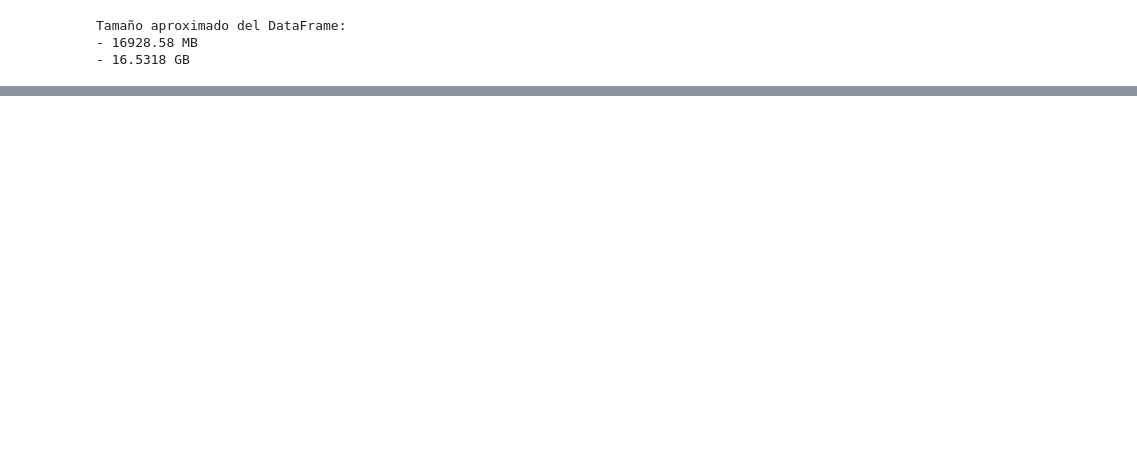
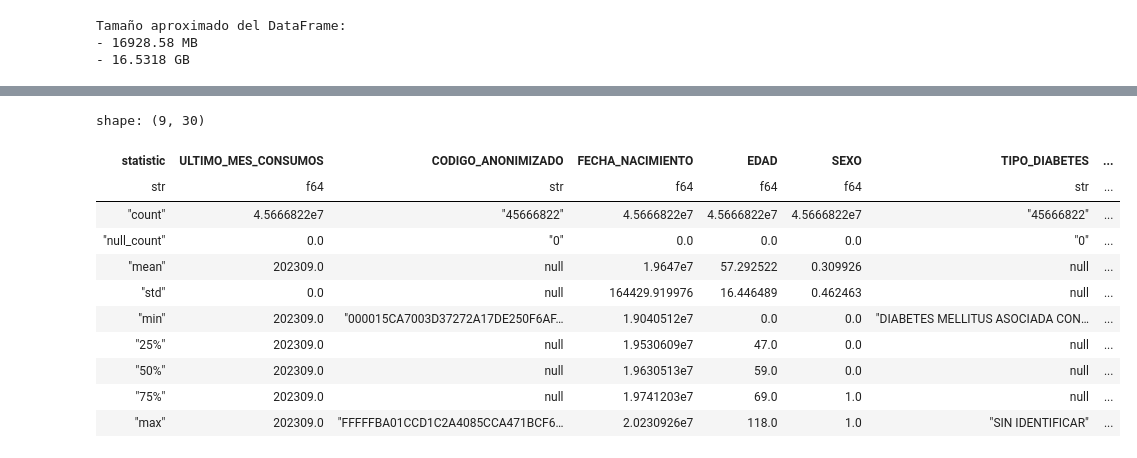
Before and after one commit to vlenix2505/Dataton_CONOVATEC, a Jupyter notebook: CONOVATEC.ipynb, the cells around one changed output, grey strips where cells are left out. Saved outputs shown, nothing was run; the diff lists cells and outputs as text; code cells hidden in the pictures; blank space fills up the shorter version.

```diff
--- a/CONOVATEC.ipynb
+++ b/CONOVATEC.ipynb
@@ -223,0 +237,15 @@ shape: (3, 2)
+# %%
+df.describe()
+# %% [output]
+shape: (9, 30)
+| statistic | ULTIMO_MES_CONSUMOS | CODIGO_ANONIMIZADO | FECHA_NACIMIENTO | EDAD | SEXO | TIPO_DIABETES | ... |
+| str | f64 | str | f64 | f64 | f64 | str | ... |
+| "count" | 4.5666822e7 | "45666822" | 4.5666822e7 | 4.5666822e7 | 4.5666822e7 | "45666822" | ... |
+| "null_count" | 0.0 | "0" | 0.0 | 0.0 | 0.0 | "0" | ... |
+| "mean" | 202309.0 | null | 1.9647e7 | 57.292522 | 0.309926 | null | ... |
+| "std" | 0.0 | null | 164429.919976 | 16.446489 | 0.462463 | null | ... |
+| "min" | 202309.0 | "000015CA7003D37272A17DE250F6AF… | 1.9040512e7 | 0.0 | 0.0 | "DIABETES MELLITUS ASOCIADA CON… | ... |
+| "25%" | 202309.0 | null | 1.9530609e7 | 47.0 | 0.0 | null | ... |
+| "50%" | 202309.0 | null | 1.9630513e7 | 59.0 | 0.0 | null | ... |
+| "75%" | 202309.0 | null | 1.9741203e7 | 69.0 | 1.0 | null | ... |
+| "max" | 202309.0 | "FFFFFBA01CCD1C2A4085CCA471BCF6… | 2.0230926e7 | 118.0 | 1.0 | "SIN IDENTIFICAR" | ... |
```
Also changed, not shown: parts of 35 cells of this notebook.
